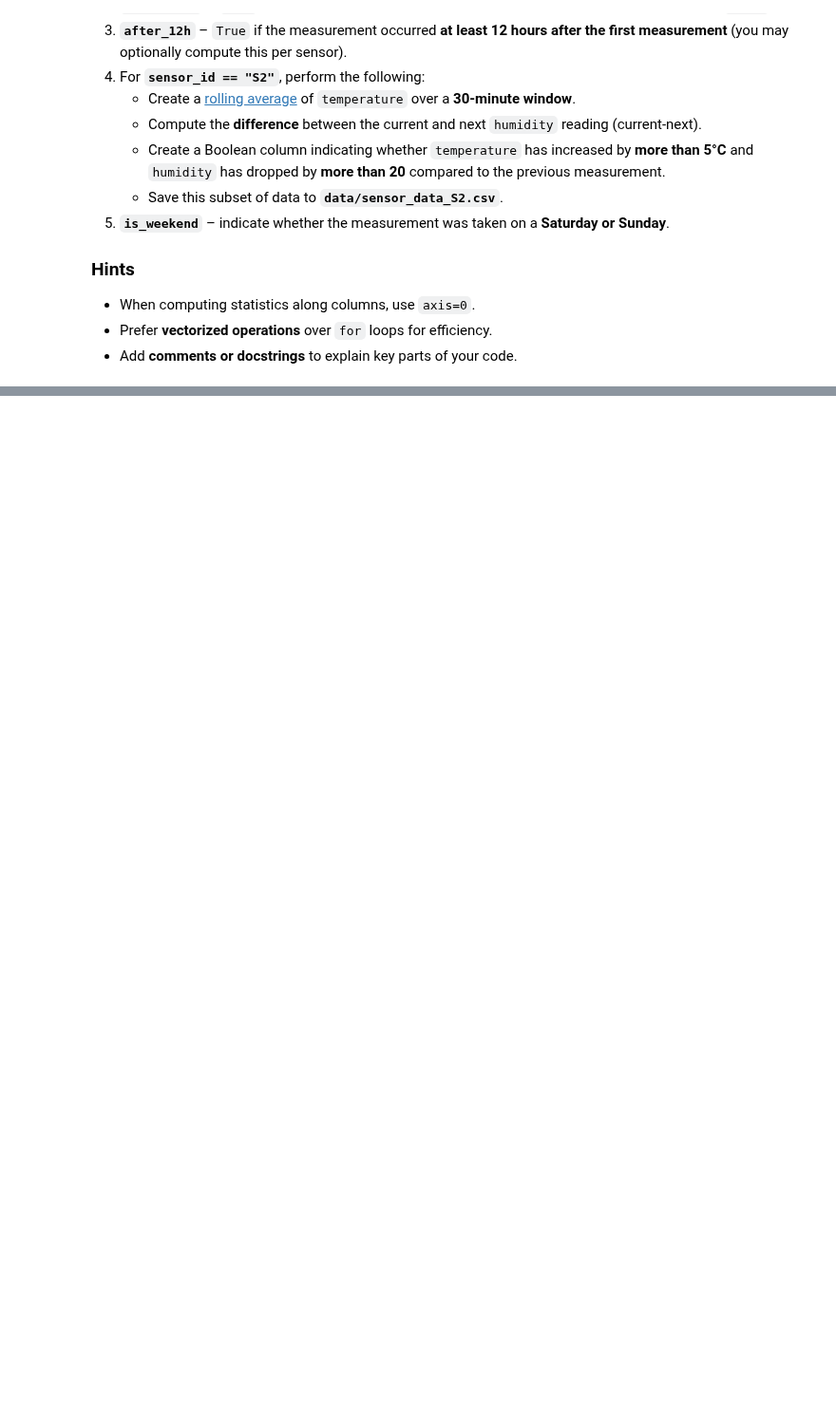
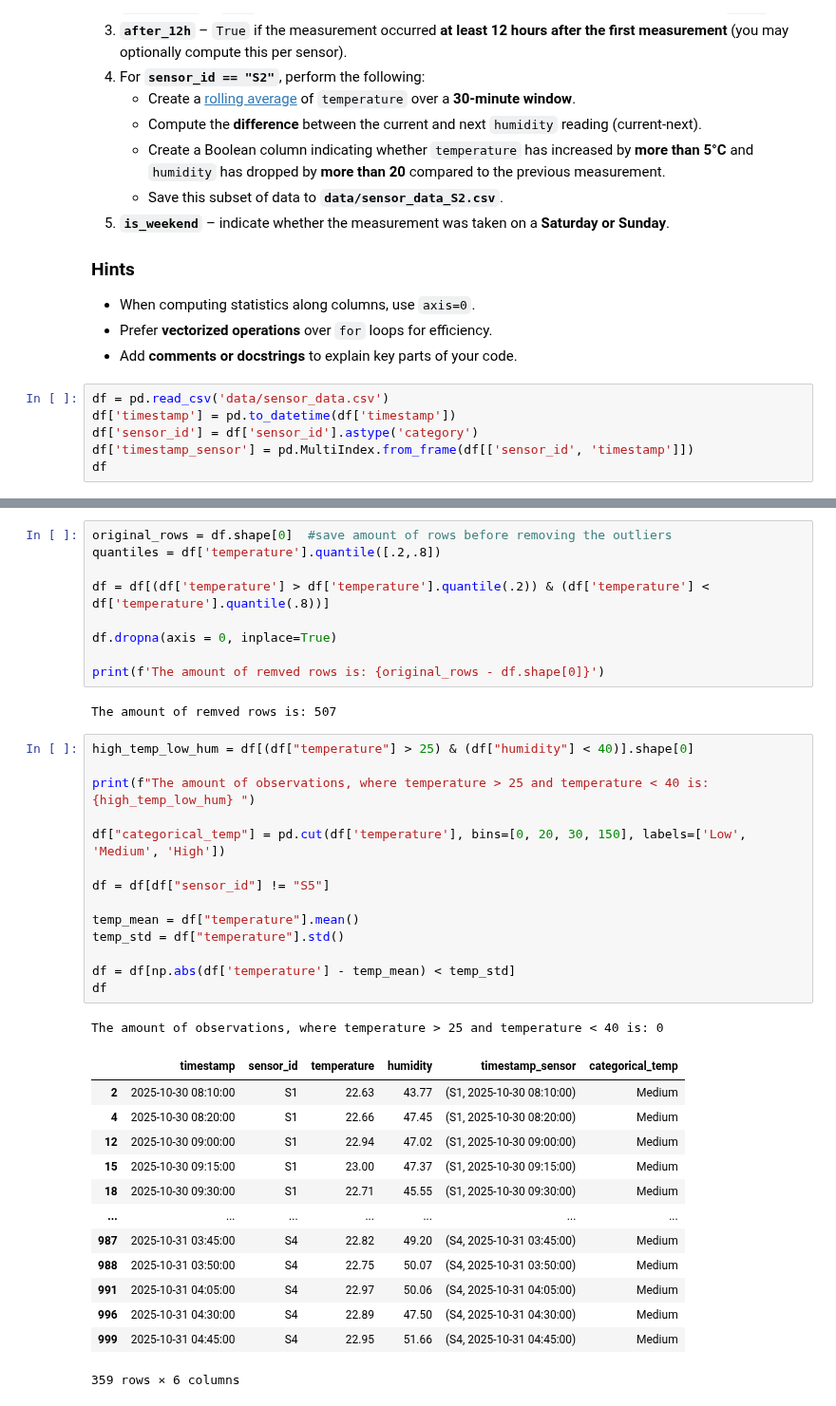
Before and after one commit to gustafik-delo/python-for-data-science, a Jupyter notebook: assignment3.ipynb, the cells around one changed output, grey strips where cells are left out. Shown at 95% size. Saved outputs shown, nothing was run; the diff lists cells and outputs as text; blank space fills up the shorter version.

```diff
--- a/assignment3.ipynb
+++ b/assignment3.ipynb
@@ -804,3 +822,9 @@ Add the following time-based columns:
 - When computing statistics along columns, use `axis=0`.
 - Prefer **vectorized operations** over `for` loops for efficiency.
 - Add **comments or docstrings** to explain key parts of your code.
+# %%
+df = pd.read_csv('data/sensor_data.csv')
+df['timestamp'] = pd.to_datetime(df['timestamp'])
+df['sensor_id'] = df['sensor_id'].astype('category')
+df['timestamp_sensor'] = pd.MultiIndex.from_frame(df[['sensor_id', 'timestamp']])
+df
@@ -806,0 +845,40 @@ Add the following time-based columns:
+# %%
+original_rows = df.shape[0]  #save amount of rows before removing the outliers
+quantiles = df['temperature'].quantile([.2,.8])
+
+df = df[(df['temperature'] > df['temperature'].quantile(.2)) & (df['temperature'] < df['temperature'].quantile(.8))]
+
+df.dropna(axis = 0, inplace=True)
+
+print(f'The amount of remved rows is: {original_rows - df.shape[0]}')
+# %% [output]
+The amount of remved rows is: 507
+# %%
+high_temp_low_hum = df[(df["temperature"] > 25) & (df["humidity"] < 40)].shape[0]
+
+print(f"The amount of observations, where temperature > 25 and temperature < 40 is: {high_temp_low_hum} ")
+
+df["categorical_temp"] = pd.cut(df['temperature'], bins=[0, 20, 30, 150], labels=['Low', 'Medium', 'High'])
+
+df = df[df["sensor_id"] != "S5"]
+
+temp_mean = df["temperature"].mean()
+temp_std = df["temperature"].std()
+
+df = df[np.abs(df['temperature'] - temp_mean) < temp_std]
+df
+# %% [output]
+The amount of observations, where temperature > 25 and temperature < 40 is: 0
+|  | timestamp | sensor_id | temperature | humidity | timestamp_sensor | categorical_temp |
+| 2 | 2025-10-30 08:10:00 | S1 | 22.63 | 43.77 | (S1, 2025-10-30 08:10:00) | Medium |
+| 4 | 2025-10-30 08:20:00 | S1 | 22.66 | 47.45 | (S1, 2025-10-30 08:20:00) | Medium |
+| 12 | 2025-10-30 09:00:00 | S1 | 22.94 | 47.02 | (S1, 2025-10-30 09:00:00) | Medium |
+| 15 | 2025-10-30 09:15:00 | S1 | 23.00 | 47.37 | (S1, 2025-10-30 09:15:00) | Medium |
+| 18 | 2025-10-30 09:30:00 | S1 | 22.71 | 45.55 | (S1, 2025-10-30 09:30:00) | Medium |
+| ... | ... | ... | ... | ... | ... | ... |
+| 987 | 2025-10-31 03:45:00 | S4 | 22.82 | 49.20 | (S4, 2025-10-31 03:45:00) | Medium |
+| 988 | 2025-10-31 03:50:00 | S4 | 22.75 | 50.07 | (S4, 2025-10-31 03:50:00) | Medium |
+| 991 | 2025-10-31 04:05:00 | S4 | 22.97 | 50.06 | (S4, 2025-10-31 04:05:00) | Medium |
+| 996 | 2025-10-31 04:30:00 | S4 | 22.89 | 47.50 | (S4, 2025-10-31 04:30:00) | Medium |
+| 999 | 2025-10-31 04:45:00 | S4 | 22.95 | 51.66 | (S4, 2025-10-31 04:45:00) | Medium |
+359 rows × 6 columns
```
Also changed, not shown: parts of 5 cells of this notebook, 1 other file.
